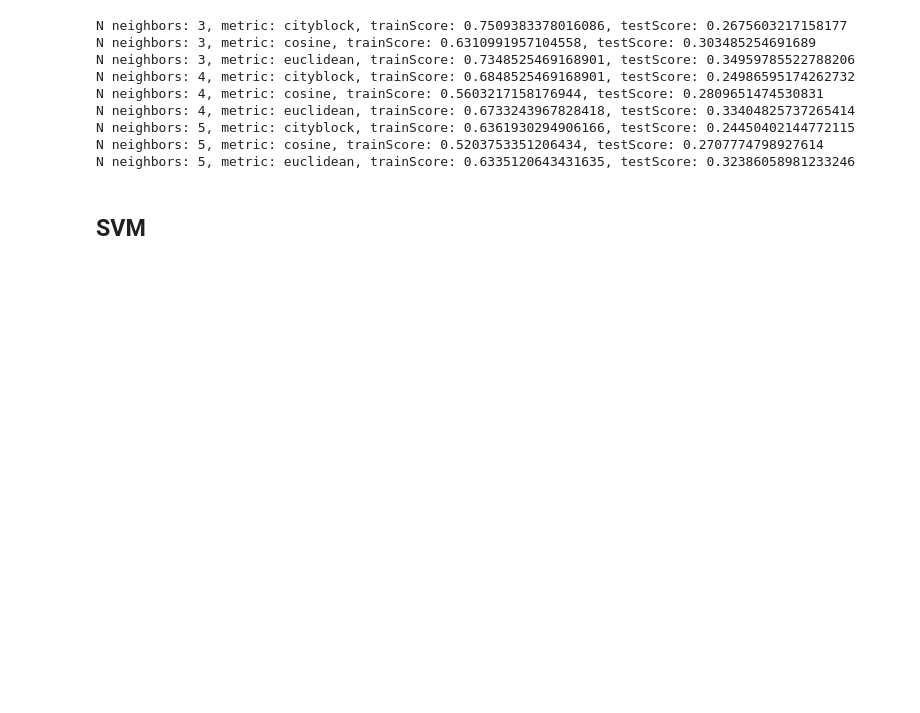
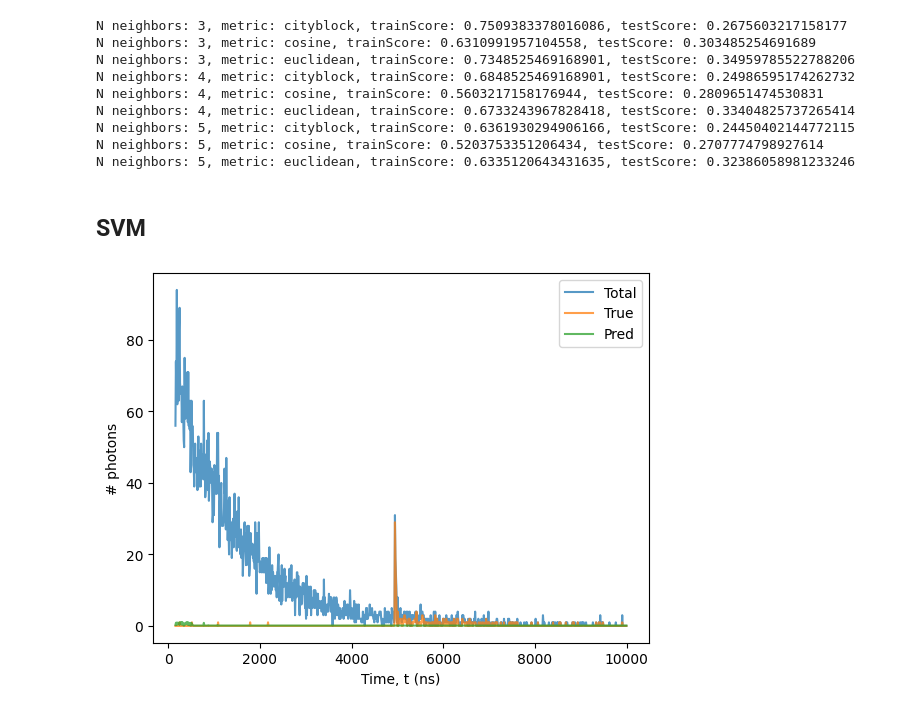
Before and after one commit to JaviGamero/LArTPC_Calibration, a Jupyter notebook: scripts/python/signalDecompose/ML_Algorithms.ipynb, the cells around one changed output. Cells and saved outputs as stored; diff of their text form; code cells hidden in the pictures; blank space fills up the shorter version.

```diff
--- a/scripts/python/signalDecompose/ML_Algorithms.ipynb
+++ b/scripts/python/signalDecompose/ML_Algorithms.ipynb
@@ -306,3 +306,16 @@ N neighbors: 5, metric: cosine, trainScore: 0.5203753351206434, testScore: 0.270
 N neighbors: 5, metric: euclidean, trainScore: 0.6335120643431635, testScore: 0.32386058981233246
 # %% [markdown]
 ## SVM
+# %%
+from sklearn.svm import SVR
+
+i = 5
+q = quality(t)
+svm = SVR(kernel='rbf', C=1.0)
+svm.fit(X_train[i,:].reshape(-1,1), y_train[i,:])
+y_pred = svm.predict(X_train[8,:].reshape(-1,1))
+
+v = [X_train[8,:], y_train[8,:], y_pred]
+plotSignals(t, v, ['Total', 'True', 'Pred'])
+# %% [output]
+[figure, added]
```
Also changed, not shown: parts of 3 cells of this notebook.
